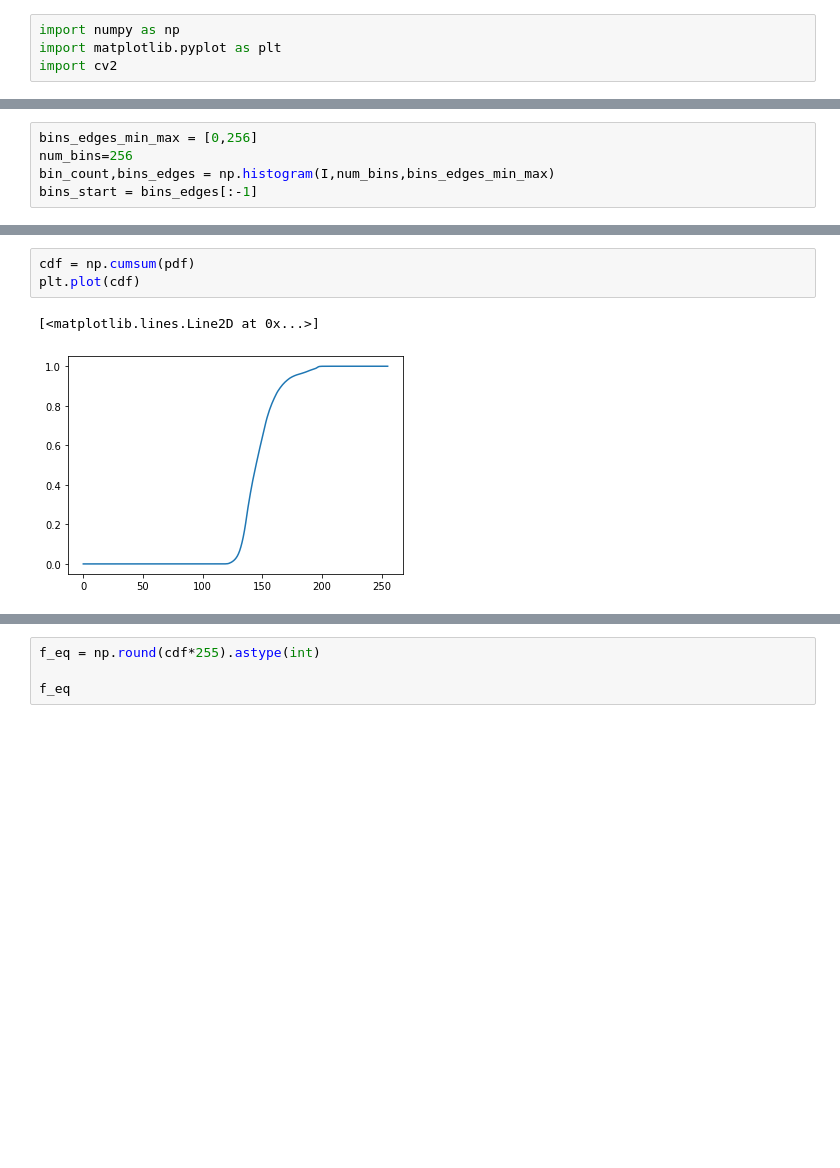
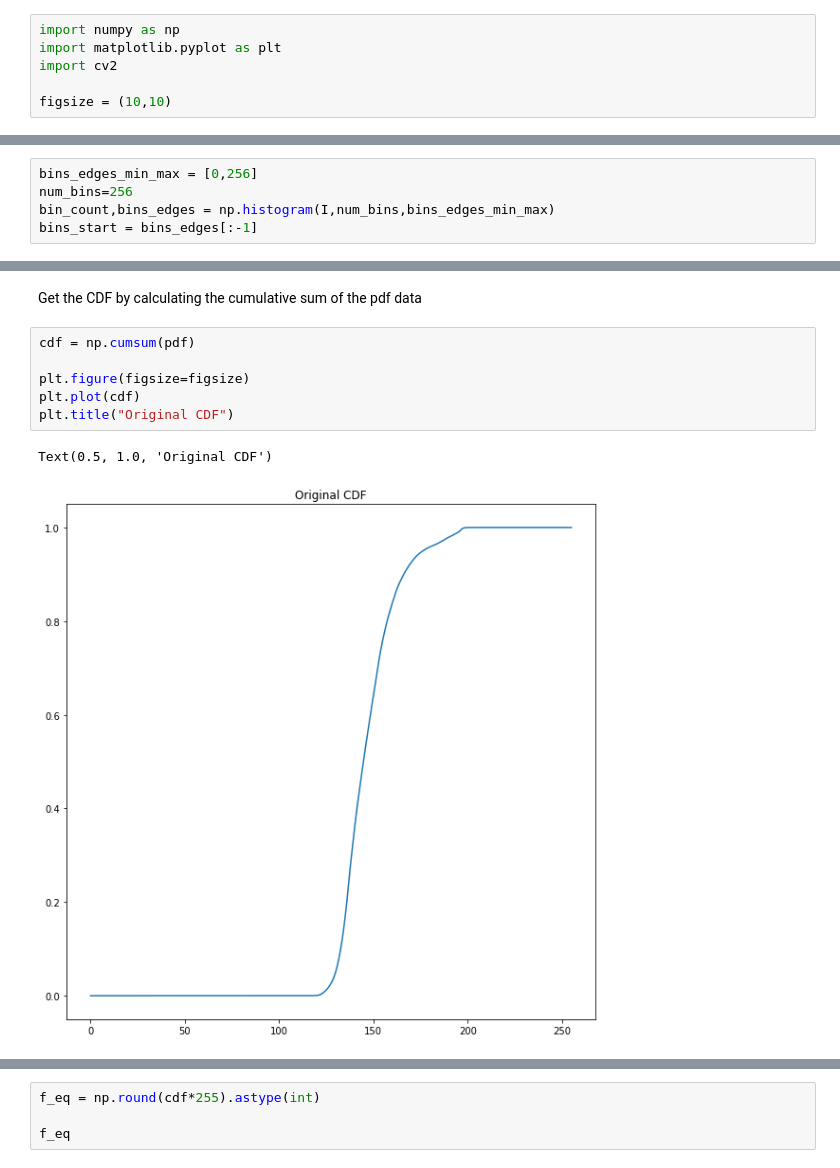
Before and after one commit to YoniChechik/AI_is_Math, a Jupyter notebook: c_02a_basic_image_processing/histogram_equalization.ipynb, the cells around one changed output, grey strips where cells are left out. Cells and saved outputs as stored; diff of their text form; blank space fills up the shorter version.

```diff
--- a/c_02a_basic_image_processing/histogram_equalization.ipynb
+++ b/c_02a_basic_image_processing/histogram_equalization.ipynb
@@ -12,3 +12,5 @@ if 'google.colab' in sys.modules:
 import numpy as np
 import matplotlib.pyplot as plt
 import cv2
+
+figsize = (10,10)
@@ -45,9 +58,14 @@ draw_hist(bins_start,pdf)
+# %% [markdown]
+Get the CDF by calculating the cumulative sum of the pdf data
 # %%
 cdf = np.cumsum(pdf)
+
+plt.figure(figsize=figsize)
 plt.plot(cdf)
+plt.title("Original CDF")
 # %% [output]
-[<matplotlib.lines.Line2D at 0x...>]
+Text(0.5, 1.0, 'Original CDF')
-[figure, old version]
+[figure, new version]
 # %%
 fig,ax = draw_hist(bins_start,pdf)
 ax.plot(cdf*np.max(pdf),'r')
```
Also changed, not shown: parts of 17 cells of this notebook, 20 other files.
